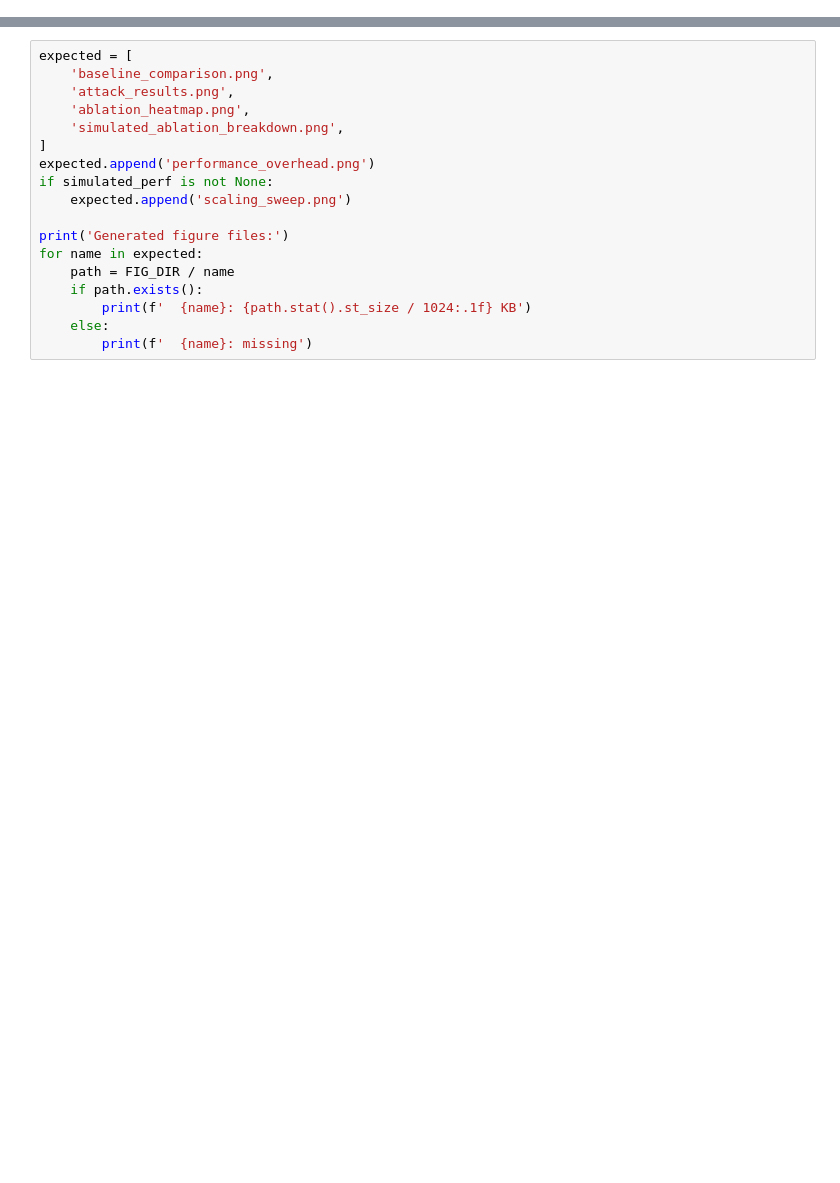
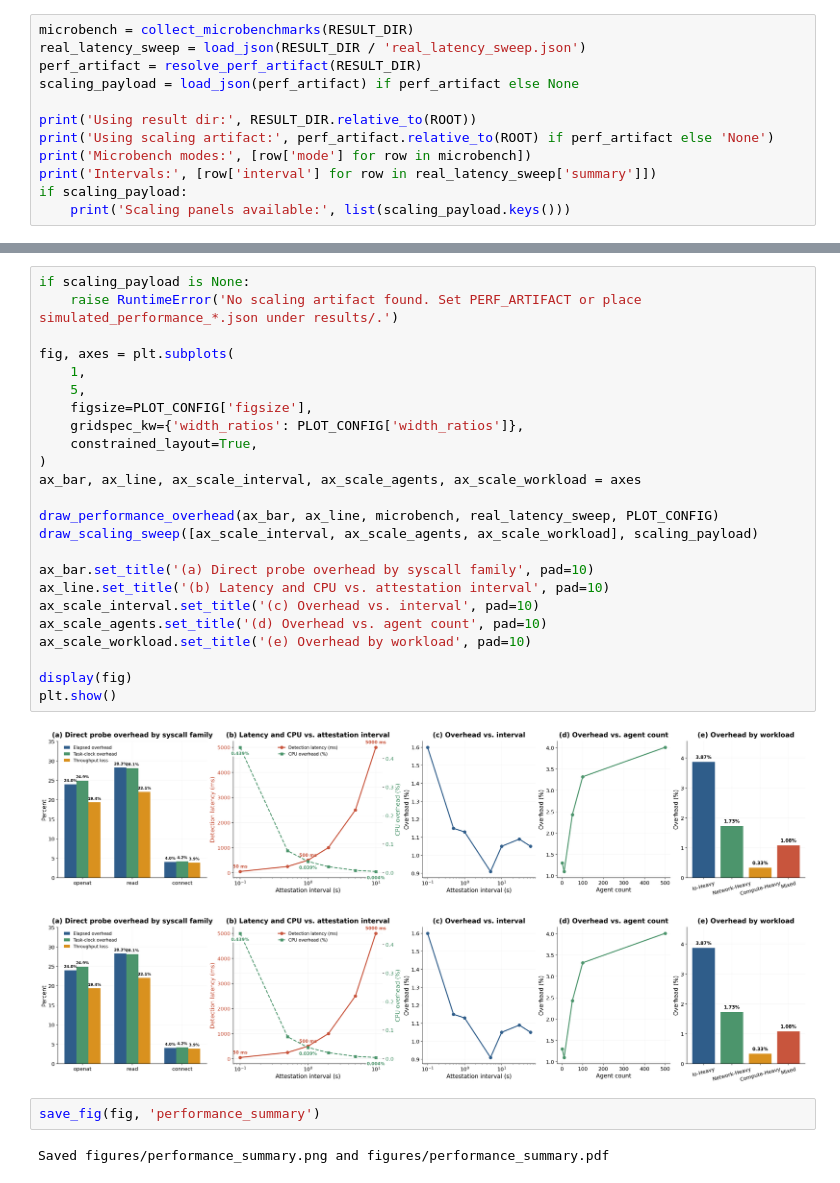
Before and after one commit to nullbotnone/AEGIS, a Jupyter notebook: figures/paper_figures.ipynb, the cells around one changed output, grey strips where cells are left out. Drawn from its saved outputs; the diff is of its cells as text; blank space fills up the shorter version.

```diff
--- a/figures/paper_figures.ipynb
+++ b/figures/paper_figures.ipynb
@@ -499,0 +108,12 @@ plt.show()
+# %%
+microbench = collect_microbenchmarks(RESULT_DIR)
+real_latency_sweep = load_json(RESULT_DIR / 'real_latency_sweep.json')
+perf_artifact = resolve_perf_artifact(RESULT_DIR)
+scaling_payload = load_json(perf_artifact) if perf_artifact else None
+
+print('Using result dir:', RESULT_DIR.relative_to(ROOT))
+print('Using scaling artifact:', perf_artifact.relative_to(ROOT) if perf_artifact else 'None')
+print('Microbench modes:', [row['mode'] for row in microbench])
+print('Intervals:', [row['interval'] for row in real_latency_sweep['summary']])
+if scaling_payload:
+    print('Scaling panels available:', list(scaling_payload.keys()))
@@ -606,18 +230,31 @@ plt.show()
-# %%
-expected = [
-    'baseline_comparison.png',
-    'attack_results.png',
-    'ablation_heatmap.png',
-    'simulated_ablation_breakdown.png',
-]
-expected.append('performance_overhead.png')
-if simulated_perf is not None:
-    expected.append('scaling_sweep.png')
-
-print('Generated figure files:')
-for name in expected:
-    path = FIG_DIR / name
-    if path.exists():
-        print(f'  {name}: {path.stat().st_size / 1024:.1f} KB')
-    else:
-        print(f'  {name}: missing')
+# %%
+if scaling_payload is None:
+    raise RuntimeError('No scaling artifact found. Set PERF_ARTIFACT or place simulated_performance_*.json under results/.')
+
+fig, axes = plt.subplots(
+    1,
+    5,
+    figsize=PLOT_CONFIG['figsize'],
+    gridspec_kw={'width_ratios': PLOT_CONFIG['width_ratios']},
+    constrained_layout=True,
+)
+ax_bar, ax_line, ax_scale_interval, ax_scale_agents, ax_scale_workload = axes
+
+draw_performance_overhead(ax_bar, ax_line, microbench, real_latency_sweep, PLOT_CONFIG)
+draw_scaling_sweep([ax_scale_interval, ax_scale_agents, ax_scale_workload], scaling_payload)
+
+ax_bar.set_title('(a) Direct probe overhead by syscall family', pad=10)
+ax_line.set_title('(b) Latency and CPU vs. attestation interval', pad=10)
+ax_scale_interval.set_title('(c) Overhead vs. interval', pad=10)
+ax_scale_agents.set_title('(d) Overhead vs. agent count', pad=10)
+ax_scale_workload.set_title('(e) Overhead by workload', pad=10)
+
+display(fig)
+plt.show()
+# %% [output]
+[figure, added]
+[figure, added]
+# %%
+save_fig(fig, 'performance_summary')
+# %% [output]
+Saved figures/performance_summary.png and figures/performance_summary.pdf
```
Also changed, not shown: parts of 14 cells of this notebook, 23 other files.
